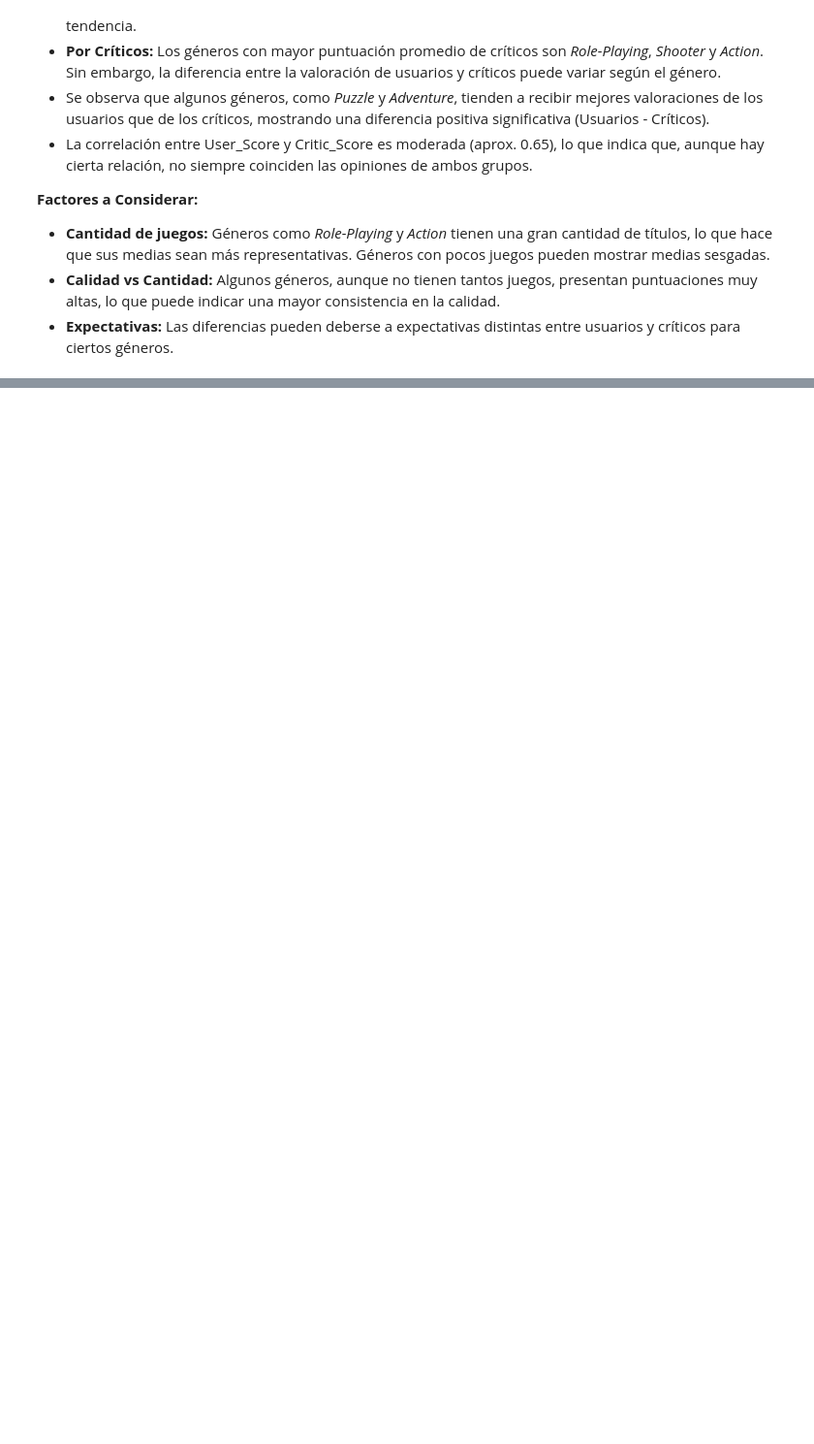
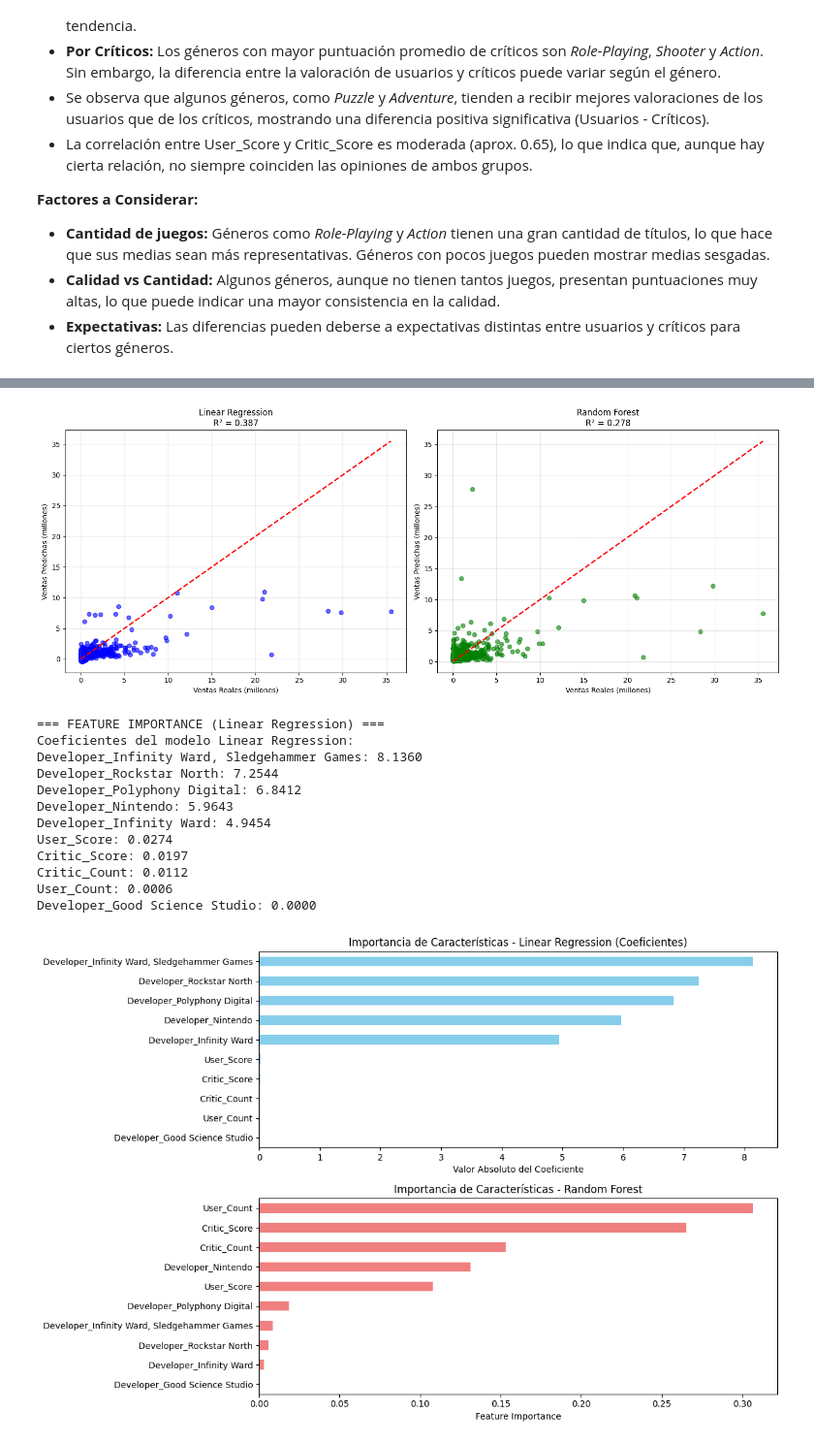
Before and after one commit to maxidalesio/coderhouse_datascience_mdalesio, a Jupyter notebook: ProyectoDSParte1-maxidalesio.ipynb, the cells around one changed output, grey strips where cells are left out. Shown at 97% size. Cells and saved outputs as stored; diff of their text form; code cells hidden in the pictures; blank space fills up the shorter version.

```diff
--- a/ProyectoDSParte1-maxidalesio.ipynb
+++ b/ProyectoDSParte1-maxidalesio.ipynb
@@ -723,0 +1301,80 @@ Platform                7.506              7.089             0.417
+# %%
+# 📏 Paso iii) Visualización de Métricas y Feature Importance
+
+# Visualización de predicciones vs valores reales
+fig, axes = plt.subplots(1, 2, figsize=(15, 6))
+
+# Linear Regression
+axes[0].scatter(y_test, y_pred_lr, alpha=0.6, color='blue')
+axes[0].plot([y_test.min(), y_test.max()], [y_test.min(), y_test.max()], 'r--', lw=2)
+axes[0].set_xlabel('Ventas Reales (millones)')
+axes[0].set_ylabel('Ventas Predichas (millones)')
+axes[0].set_title(f'Linear Regression\nR² = {r2_lr:.3f}')
+axes[0].grid(True, alpha=0.3)
+
+# Random Forest
+axes[1].scatter(y_test, y_pred_rf, alpha=0.6, color='green')
+axes[1].plot([y_test.min(), y_test.max()], [y_test.min(), y_test.max()], 'r--', lw=2)
+axes[1].set_xlabel('Ventas Reales (millones)')
+axes[1].set_ylabel('Ventas Predichas (millones)')
+axes[1].set_title(f'Random Forest\nR² = {r2_rf:.3f}')
+axes[1].grid(True, alpha=0.3)
+
+plt.tight_layout()
+plt.show()
+
+# Feature Importance para Linear Regression
+print("\n=== FEATURE IMPORTANCE (Linear Regression) ===")
+lr_importance = pd.Series(lr_model.coef_, index=selected_features_final)
+lr_importance_sorted = lr_importance.abs().sort_values(ascending=False)
+
+print("Coeficientes del modelo Linear Regression:")
+for feature, coef in lr_importance_sorted.items():
+    print(f"{feature}: {coef:.4f}")
+
+# Visualización de Feature Importance
+plt.figure(figsize=(12, 8))
+
+# Linear Regression coefficients
+plt.subplot(2, 1, 1)
+lr_importance_sorted.plot(kind='barh', color='skyblue')
+plt.title('Importancia de Características - Linear Regression (Coeficientes)')
+plt.xlabel('Valor Absoluto del Coeficiente')
+plt.gca().invert_yaxis()
+
+# Random Forest feature importance
+plt.subplot(2, 1, 2)
+rf_importance = pd.Series(rf_model.feature_importances_, index=selected_features_final)
+rf_importance_sorted = rf_importance.sort_values(ascending=False)
+rf_importance_sorted.plot(kind='barh', color='lightcoral')
+plt.title('Importancia de Características - Random Forest')
+plt.xlabel('Feature Importance')
+plt.gca().invert_yaxis()
+
+plt.tight_layout()
+plt.show()
+
+# Top 5 características más importantes para cada modelo
+print("\n=== TOP 5 CARACTERÍSTICAS MÁS IMPORTANTES ===")
+print("Linear Regression (por valor absoluto del coeficiente):")
+for i, (feature, coef) in enumerate(lr_importance_sorted.head().items(), 1):
+    print(f"{i}. {feature}: {coef:.4f}")
+
+print("\nRandom Forest (por feature importance):")
+for i, (feature, importance) in enumerate(rf_importance_sorted.head().items(), 1):
+    print(f"{i}. {feature}: {importance:.4f}")
+# %% [output]
+[figure, added]
+=== FEATURE IMPORTANCE (Linear Regression) ===
+Coeficientes del modelo Linear Regression:
+Developer_Infinity Ward, Sledgehammer Games: 8.1360
+Developer_Rockstar North: 7.2544
+Developer_Polyphony Digital: 6.8412
+Developer_Nintendo: 5.9643
+Developer_Infinity Ward: 4.9454
+User_Score: 0.0274
+Critic_Score: 0.0197
+Critic_Count: 0.0112
+User_Count: 0.0006
+Developer_Good Science Studio: 0.0000
+[figure, added]
```
Also changed, not shown: parts of 14 cells of this notebook, 1 other file.
